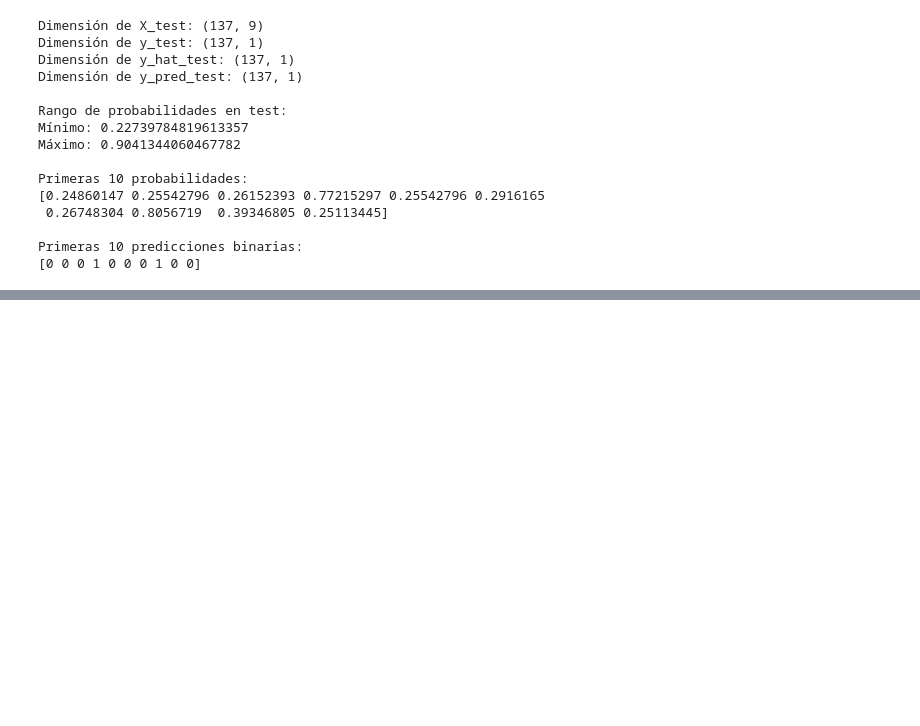
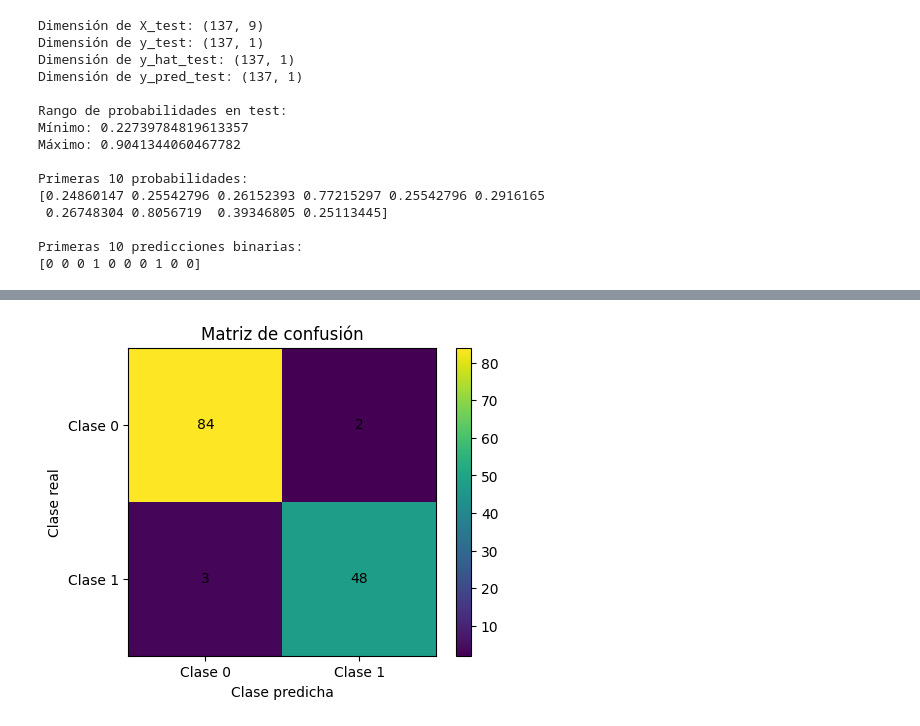
Before and after one commit to Danielezr/BreastCancerClassification, a Jupyter notebook: clasificacion_tumores.ipynb, the cells around one changed output, grey strips where cells are left out. Saved outputs shown, nothing was run; the diff lists cells and outputs as text; code cells hidden in the pictures; blank space fills up the shorter version.

```diff
--- a/clasificacion_tumores.ipynb
+++ b/clasificacion_tumores.ipynb
@@ -617,0 +728,18 @@ Primeras 10 predicciones binarias:
+# %%
+TN = np.sum((y_pred_test == 0) & (y_test == 0))
+FP = np.sum((y_pred_test == 1) & (y_test == 0))
+FN = np.sum((y_pred_test == 0) & (y_test == 1))
+TP = np.sum((y_pred_test == 1) & (y_test == 1))
+
+matriz_confusion = np.array([
+    [TN, FP],
+    [FN, TP]
+])
+
+print("Matriz de confusión:")
+print(matriz_confusion)
+
+print("\nVerdaderos negativos TN:", TN)
+print("Falsos positivos FP:", FP)
+print("Falsos negativos FN:", FN)
+print("Verdaderos positivos TP:", TP)
@@ -617,0 +761,24 @@ Primeras 10 predicciones binarias:
+# %%
+fig, ax = plt.subplots(figsize=(5, 4))
+
+imagen = ax.imshow(matriz_confusion)
+
+ax.set_title("Matriz de confusión")
+ax.set_xlabel("Clase predicha")
+ax.set_ylabel("Clase real")
+
+ax.set_xticks([0, 1])
+ax.set_yticks([0, 1])
+
+ax.set_xticklabels(["Clase 0", "Clase 1"])
+ax.set_yticklabels(["Clase 0", "Clase 1"])
+
+for i in range(2):
+    for j in range(2):
+        ax.text(j, i, matriz_confusion[i, j],
+                ha="center", va="center")
+
+plt.colorbar(imagen)
+plt.show()
+# %% [output]
+[figure, added]
```
Also changed, not shown: parts of 18 cells of this notebook.
